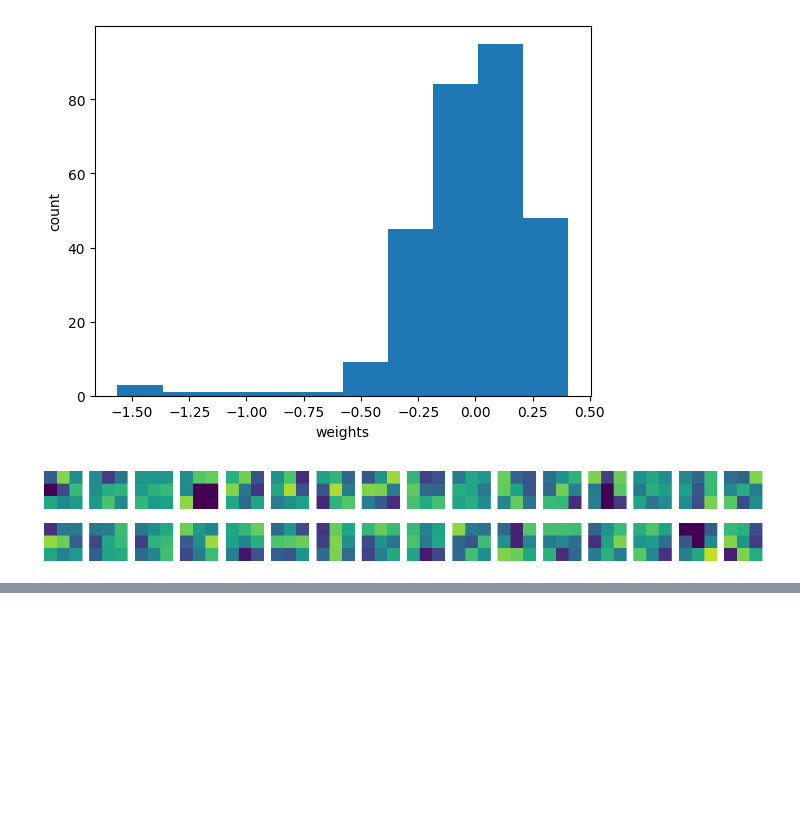
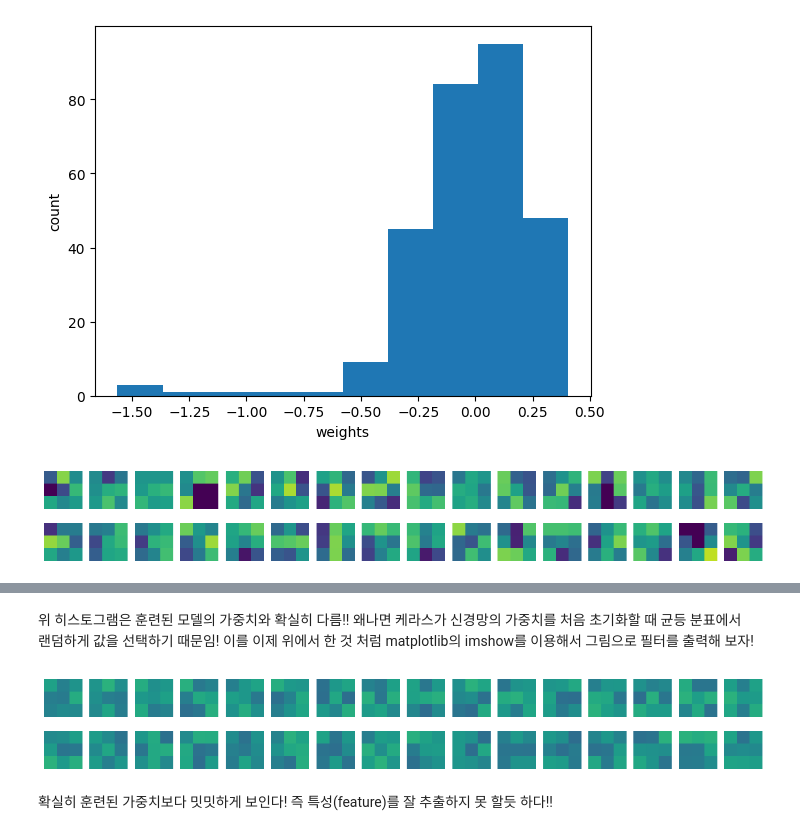
Before and after one commit to DelosIndustry/HongongML-DL_stduy, a Jupyter notebook: hongongDLch8-3.ipynb, the cells around one changed output, grey strips where cells are left out. Saved outputs shown, nothing was run; the diff lists cells and outputs as text; code cells hidden in the pictures; blank space fills up the shorter version.

```diff
--- a/hongongDLch8-3.ipynb
+++ b/hongongDLch8-3.ipynb
@@ -49,0 +72,17 @@ plt.show()
+# %% [markdown]
+위 히스토그램은 훈련된 모델의 가중치와 확실히 다름!! 왜나면 케라스가 신경망의 가중치를 처음 초기화할 때 균등 분표에서
+랜덤하게 값을 선택하기 때문임! 이를 이제 위에서 한 것 처럼 matplotlib의 imshow를 이용해서 그림으로 필터를 출력해 보자!
+# %%
+import matplotlib.pyplot as plt
+
+fig, axs = plt.subplots(2, 16, figsize=(15,2))
+for i in range(2):
+    for j in range(16):
+        axs[i, j].imshow(no_training_weights[:,:,0,i*16+j], vmin=-0.5, vmax=0.5)
+        axs[i, j].axis('off')
+
+plt.show()
+# %% [output]
+[figure, added]
+# %% [markdown]
+확실히 훈련된 가중치보다 밋밋하게 보인다! 즉 특성(feature)를 잘 추출하지 못 할듯 하다!!
```
Also changed, not shown: parts of 20 cells of this notebook.
